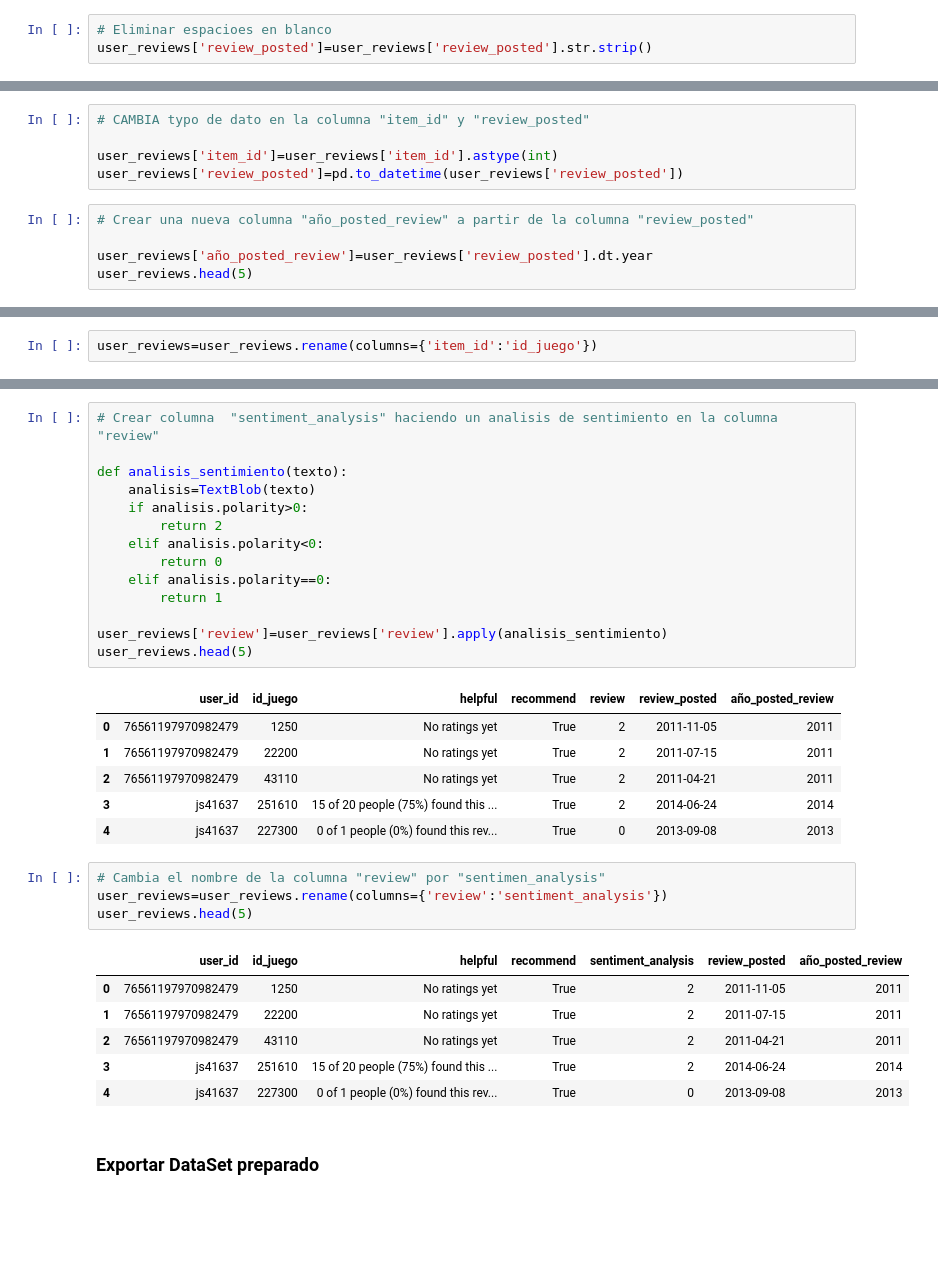
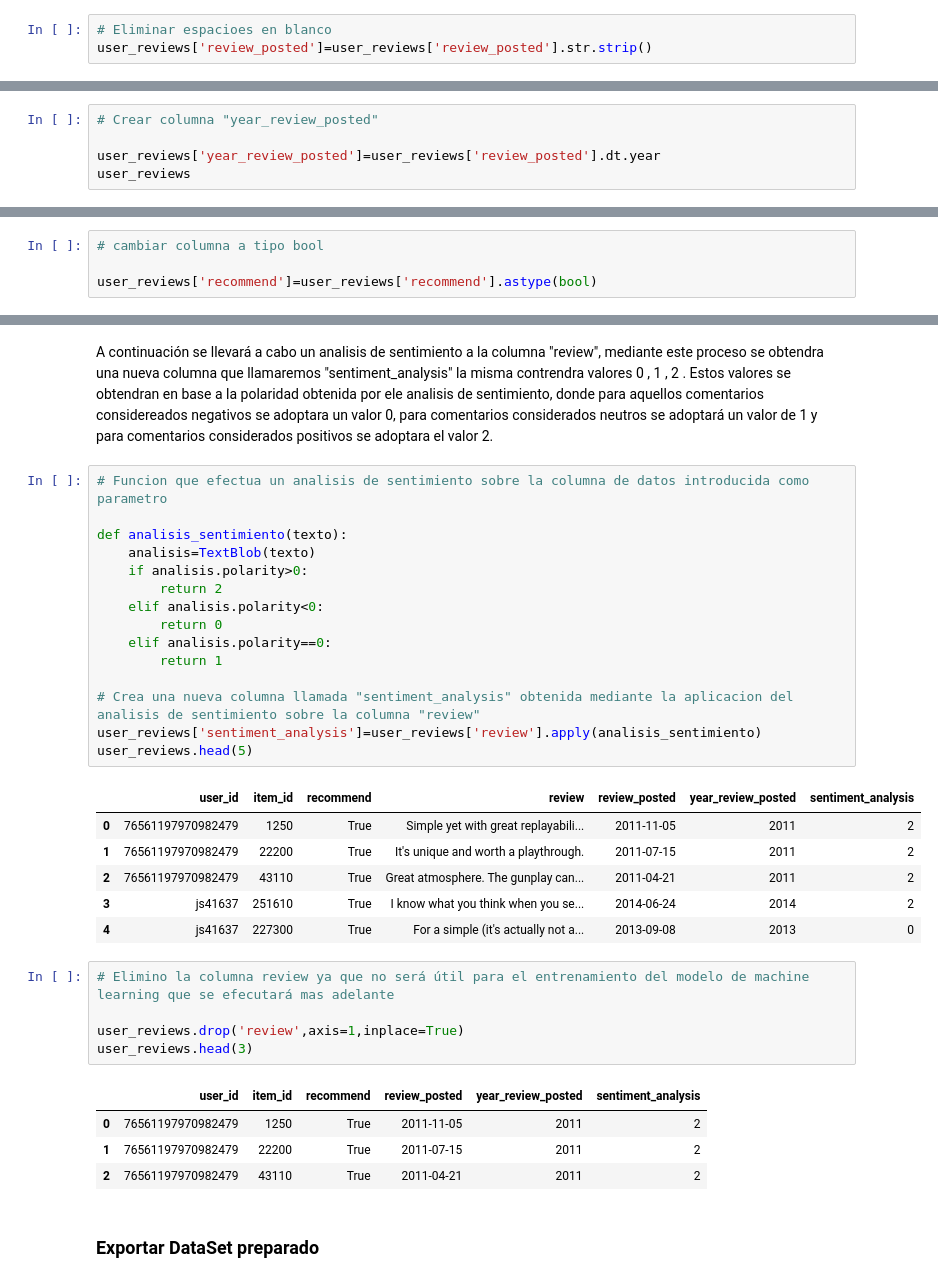
Before and after one commit to PabloSalinas2/MLOps_SteamGames, a Jupyter notebook: ETL/ETL_reviews.ipynb, the cells around one changed output, grey strips where cells are left out. Drawn from its saved outputs; the diff is of its cells as text; blank space fills up the shorter version.

```diff
--- a/ETL/ETL_reviews.ipynb
+++ b/ETL/ETL_reviews.ipynb
@@ -248,11 +343,6 @@ user_reviews.shape
-# %%
-# CAMBIA typo de dato en la columna "item_id" y "review_posted"
-
-user_reviews['item_id']=user_reviews['item_id'].astype(int)
-user_reviews['review_posted']=pd.to_datetime(user_reviews['review_posted'])
 # %%
-# Crear una nueva columna "año_posted_review" a partir de la columna "review_posted"
+# Crear columna "year_review_posted"
 
-user_reviews['año_posted_review']=user_reviews['review_posted'].dt.year
-user_reviews.head(5)
+user_reviews['year_review_posted']=user_reviews['review_posted'].dt.year
+user_reviews
 # %% [output]
@@ -267,2 +361,0 @@ user_reviews.head(5)
-# %%
-user_reviews=user_reviews.rename(columns={'item_id':'id_juego'})
@@ -269 +370,5 @@ user_reviews=user_reviews.rename(columns={'item_id':'id_juego'})
+# %%
+# cambiar columna a tipo bool
+
+user_reviews['recommend']=user_reviews['recommend'].astype(bool)
 # %% [markdown]
@@ -271,35 +376,37 @@ user_reviews=user_reviews.rename(columns={'item_id':'id_juego'})
+# %% [markdown]
+A continuación se llevará a cabo un analisis de sentimiento a la columna "review", mediante este proceso se obtendra una nueva columna que llamaremos "sentiment_analysis" la misma contrendra valores 0 , 1 , 2 . Estos valores se obtendran en base a la polaridad obtenida por ele analisis de sentimiento, donde para aquellos comentarios considereados negativos se adoptara un valor 0, para comentarios considerados neutros se adoptará un valor de 1 y para comentarios considerados positivos se adoptara el valor 2.
 # %%
-# Crear columna  "sentiment_analysis" haciendo un analisis de sentimiento en la columna "review"
+# Funcion que efectua un analisis de sentimiento sobre la columna de datos introducida como parametro
 
 def analisis_sentimiento(texto):
     analisis=TextBlob(texto)
     if analisis.polarity>0:
         return 2
     elif analisis.polarity<0:
         return 0
     elif analisis.polarity==0:
         return 1
 
-user_reviews['review']=user_reviews['review'].apply(analisis_sentimiento)
+# Crea una nueva columna llamada "sentiment_analysis" obtenida mediante la aplicacion del analisis de sentimiento sobre la columna "review"
+user_reviews['sentiment_analysis']=user_reviews['review'].apply(analisis_sentimiento)
 user_reviews.head(5)
 # %% [output]
-|  | user_id | id_juego | helpful | recommend | review | review_posted | año_posted_review |
-| 0 | 76561197970982479 | 1250 | No ratings yet | True | 2 | 2011-11-05 | 2011 |
-| 1 | 76561197970982479 | 22200 | No ratings yet | True | 2 | 2011-07-15 | 2011 |
-| 2 | 76561197970982479 | 43110 | No ratings yet | True | 2 | 2011-04-21 | 2011 |
-| 3 | js41637 | 251610 | 15 of 20 people (75%) found this ... | True | 2 | 2014-06-24 | 2014 |
-| 4 | js41637 | 227300 | 0 of 1 people (0%) found this rev... | True | 0 | 2013-09-08 | 2013 |
+|  | user_id | item_id | recommend | review | review_posted | year_review_posted | sentiment_analysis |
+| 0 | 76561197970982479 | 1250 | True | Simple yet with great replayabili... | 2011-11-05 | 2011 | 2 |
+| 1 | 76561197970982479 | 22200 | True | It's unique and worth a playthrough. | 2011-07-15 | 2011 | 2 |
+| 2 | 76561197970982479 | 43110 | True | Great atmosphere. The gunplay can... | 2011-04-21 | 2011 | 2 |
+| 3 | js41637 | 251610 | True | I know what you think when you se... | 2014-06-24 | 2014 | 2 |
+| 4 | js41637 | 227300 | True | For a simple (it's actually not a... | 2013-09-08 | 2013 | 0 |
-# %%
-# Cambia el nombre de la columna "review" por "sentimen_analysis"
-user_reviews=user_reviews.rename(columns={'review':'sentiment_analysis'})
-user_reviews.head(5)
-# %% [output]
-|  | user_id | id_juego | helpful | recommend | sentiment_analysis | review_posted | año_posted_review |
-| 0 | 76561197970982479 | 1250 | No ratings yet | True | 2 | 2011-11-05 | 2011 |
-| 1 | 76561197970982479 | 22200 | No ratings yet | True | 2 | 2011-07-15 | 2011 |
-| 2 | 76561197970982479 | 43110 | No ratings yet | True | 2 | 2011-04-21 | 2011 |
-| 3 | js41637 | 251610 | 15 of 20 people (75%) found this ... | True | 2 | 2014-06-24 | 2014 |
-| 4 | js41637 | 227300 | 0 of 1 people (0%) found this rev... | True | 0 | 2013-09-08 | 2013 |
+# %%
+# Elimino la columna review ya que no será útil para el entrenamiento del modelo de machine learning que se efecutará mas adelante
+
+user_reviews.drop('review',axis=1,inplace=True)
+user_reviews.head(3)
+# %% [output]
+|  | user_id | item_id | recommend | review_posted | year_review_posted | sentiment_analysis |
+| 0 | 76561197970982479 | 1250 | True | 2011-11-05 | 2011 | 2 |
+| 1 | 76561197970982479 | 22200 | True | 2011-07-15 | 2011 | 2 |
+| 2 | 76561197970982479 | 43110 | True | 2011-04-21 | 2011 | 2 |
 # %% [markdown]
 ### **Exportar DataSet preparado**
 # %%
```
Also changed, not shown: parts of 45 cells of this notebook, 1 other file.
